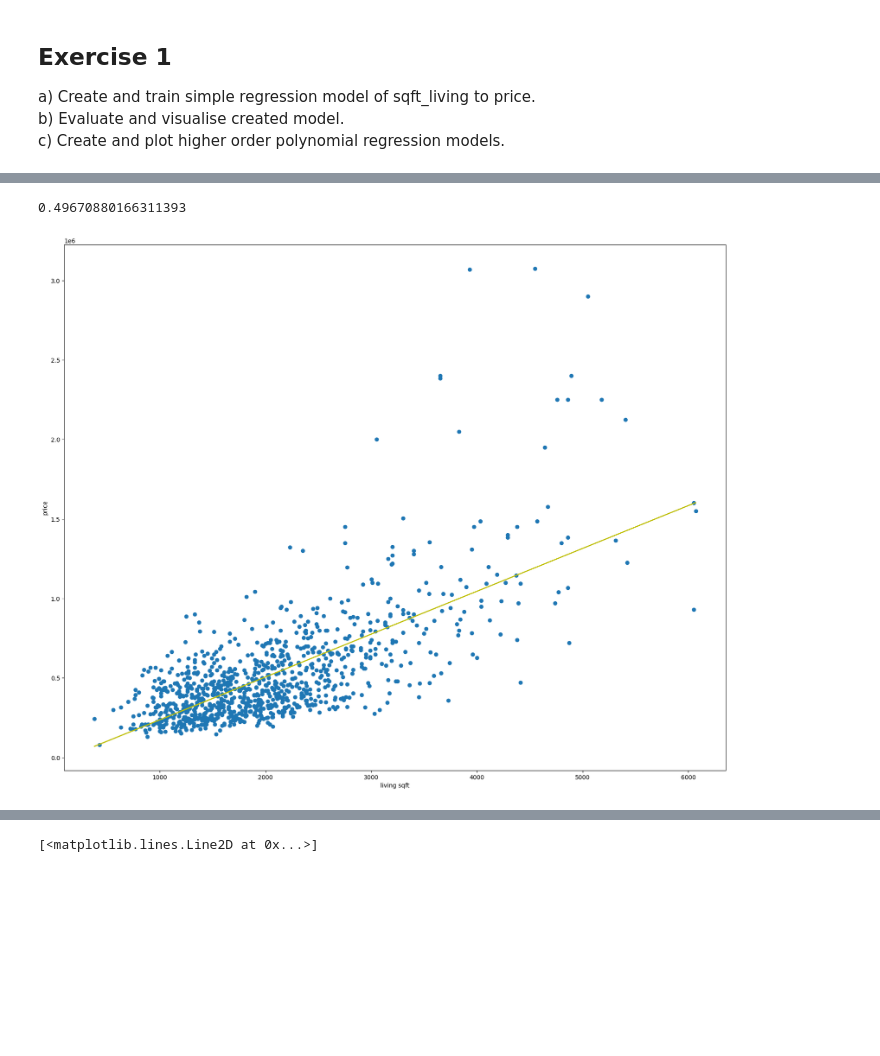
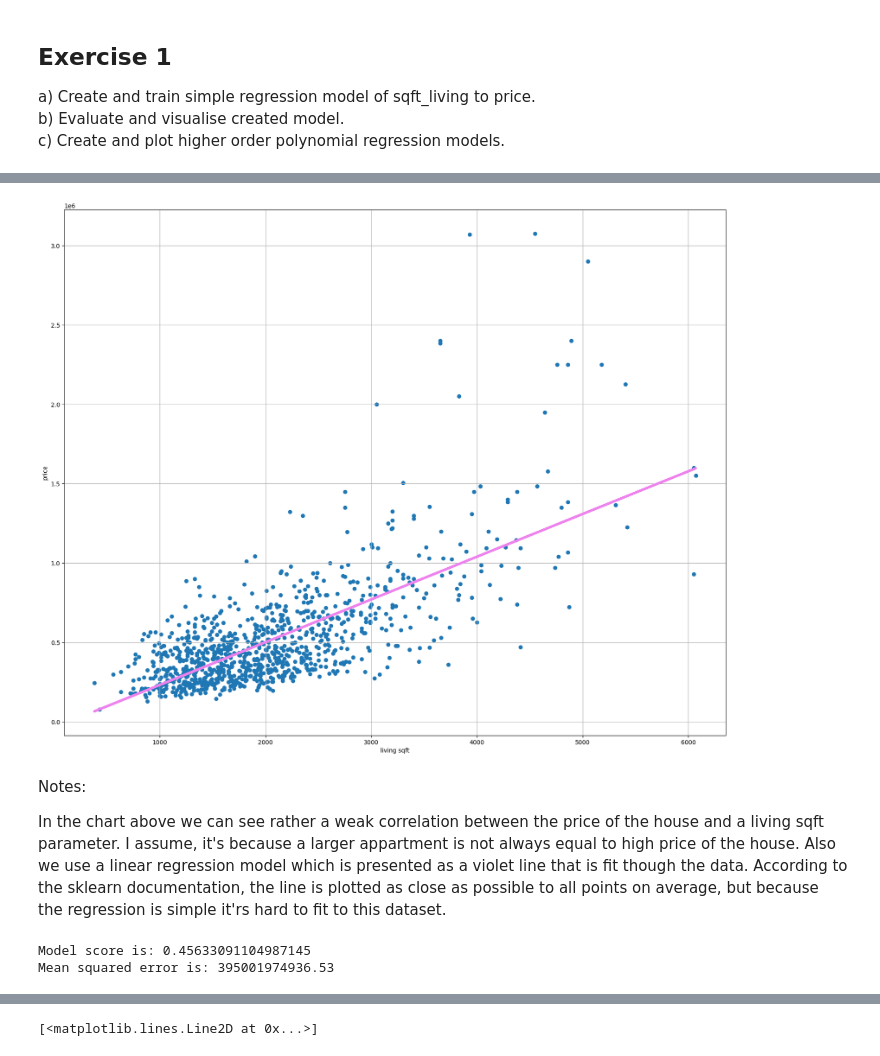
Before and after one commit to qojigedou/data_science, a Jupyter notebook: Assignment_2_with_code.ipynb, the cells around one changed output, grey strips where cells are left out. Drawn from its saved outputs; the diff is of its cells as text; code cells hidden in the pictures; blank space fills up the shorter version.

```diff
--- a/Assignment_2_with_code.ipynb
+++ b/Assignment_2_with_code.ipynb
@@ -19,9 +19,7 @@ c) Create and plot higher order polynomial regression models.
 X = house_df.sqft_living.values.reshape(-1,1)[:1000]
 y = house_df.price.values.reshape(-1)[:1000]
 
-model = LinearRegression().fit(X, y)
-
-#Your code:
+X_train, X_test, y_train, y_test = train_test_split(X, y, test_size = 0.2, random_state=8)
 
 
-#Hint: .fit()
+model = LinearRegression().fit(X_train, y_train)
@@ -28,20 +34,26 @@ model = LinearRegression().fit(X, y)
 # %%
 #b)
 
 #Your code:
 fig, ax = plt.subplots(figsize=(20, 16))
 ax.set_xlabel('living sqft')
 ax.set_ylabel('price')
 
-ax.plot(X, (model.intercept_ + X * model.coef_), 'y')
+ax.plot(X, (model.intercept_ + X * model.coef_), 'violet', linewidth=4)
 ax.scatter(X, y)
-
-model.score(X, y)
-
-
-
-
-#Hint: model.predict(), model.intercept_,  model.coef_, model.score()
+ax.grid()
 # %% [output]
-0.49670880166311393
-[figure, old version]
+[figure, new version]
+# %% [markdown]
+Notes:
+
+In the chart above we can see rather a weak correlation between the price of the house and a living sqft parameter. I assume, it's because a larger appartment is not always equal to high price of the house. Also we use a linear regression model which is presented as a violet line that is fit though the data. According to the sklearn documentation, the line is plotted as close as possible to all points on average, but because the regression is simple it'rs hard to fit to this dataset.
+# %%
+ms = model.score(X_test, y_test)
+mse = mean_squared_error(X_test, y_test)
+
+print('Model score is:', ms)
+print('Mean squared error is:', mse)
+# %% [output]
+Model score is: 0.45633091104987145
+Mean squared error is: 395001974936.53
```
Also changed, not shown: parts of 7 cells of this notebook.
